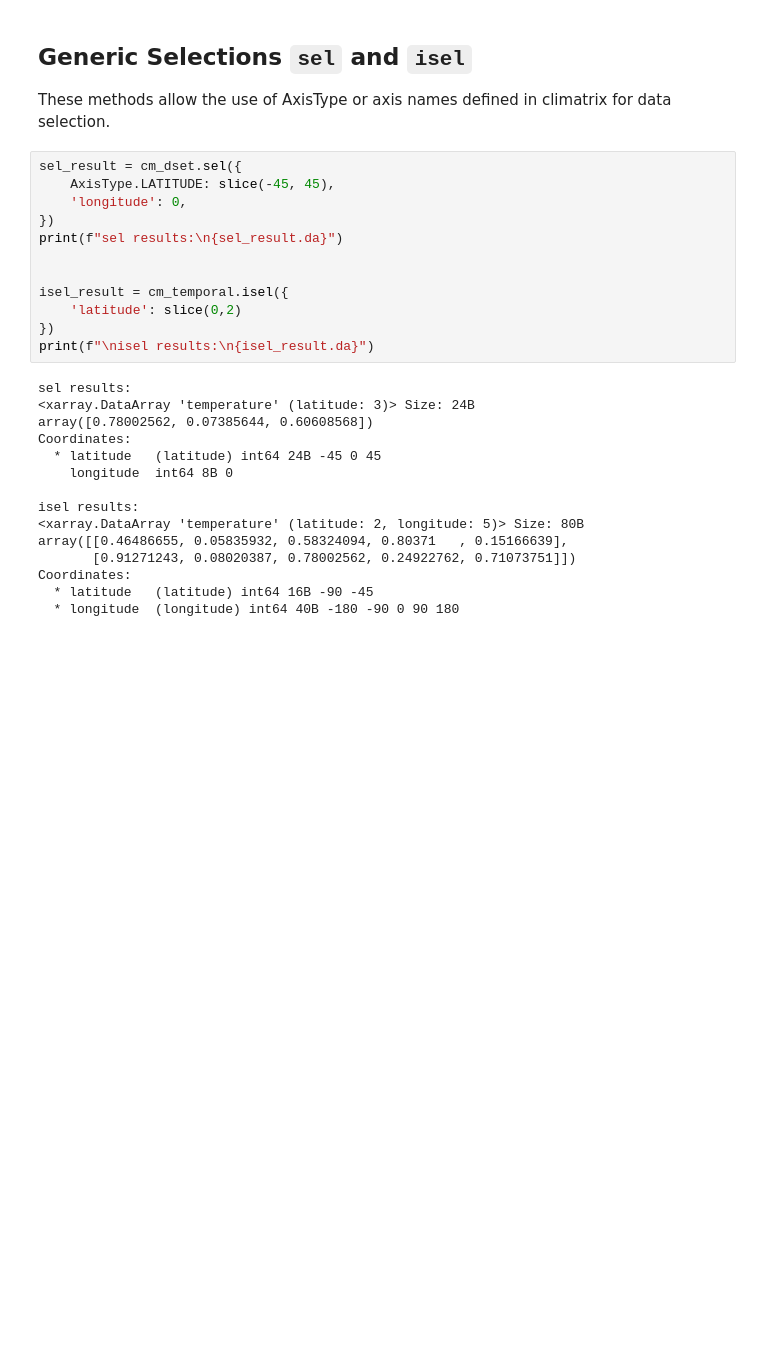
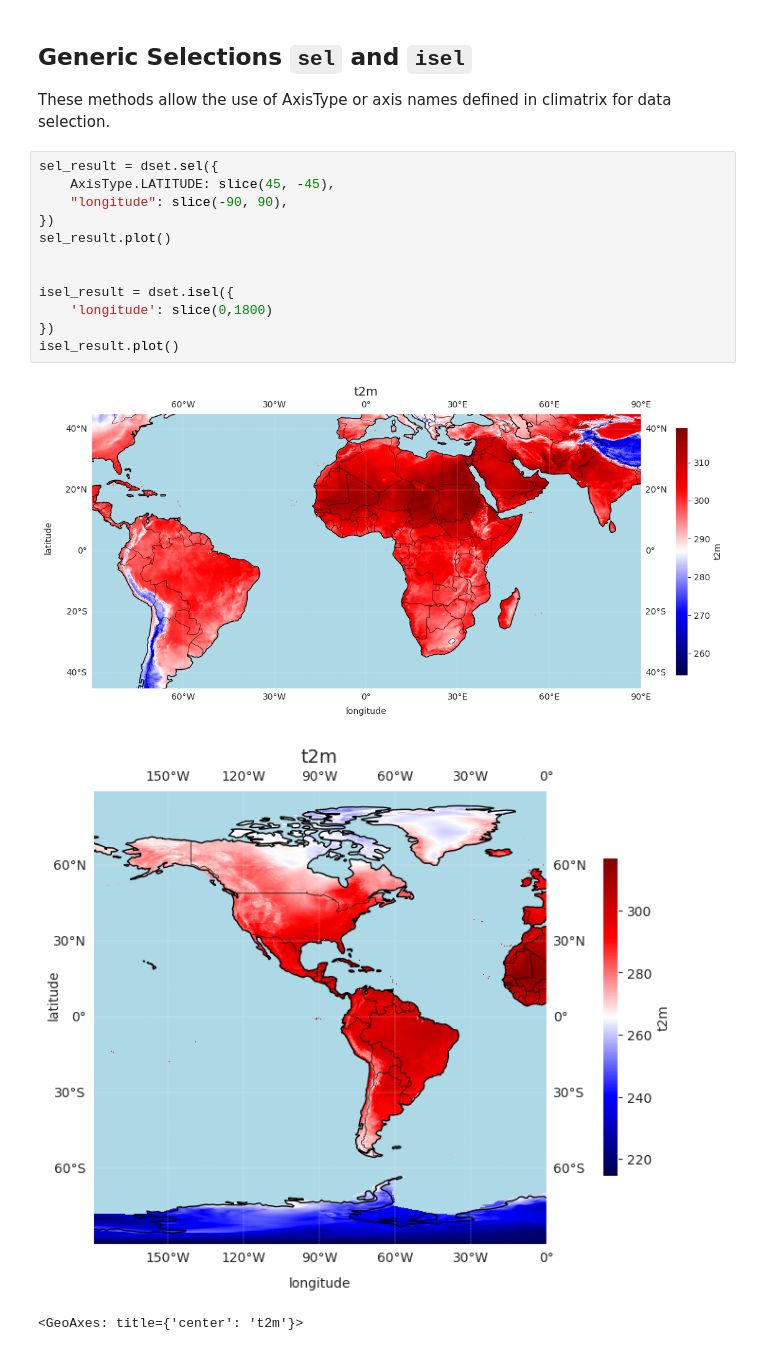
Before and after one commit to jamesWalczak/climatrix, a Jupyter notebook: examples/lat_lon.ipynb, the cells around one changed output. Saved outputs shown, nothing was run; the diff lists cells and outputs as text; blank space fills up the shorter version.

```diff
--- a/examples/lat_lon.ipynb
+++ b/examples/lat_lon.ipynb
@@ -94,29 +48,18 @@ KeyError: "no index found for coordinate 'time'"
 ## Generic Selections `sel` and `isel`
 These methods allow the use of AxisType or axis names defined in climatrix for data selection.
 # %%
-sel_result = cm_dset.sel({
-    AxisType.LATITUDE: slice(-45, 45),
-    'longitude': 0,
+sel_result = dset.sel({
+    AxisType.LATITUDE: slice(45, -45),
+    "longitude": slice(-90, 90),
 })
-print(f"sel results:\n{sel_result.da}")
+sel_result.plot()
 
 
-isel_result = cm_temporal.isel({
-    'latitude': slice(0,2)
+isel_result = dset.isel({
+    'longitude': slice(0,1800)
 })
-print(f"\nisel results:\n{isel_result.da}")
+isel_result.plot()
 # %% [output]
+[figure, added]
+[figure, added]
-sel results:
-<xarray.DataArray 'temperature' (latitude: 3)> Size: 24B
-array([0.78002562, 0.07385644, 0.60608568])
-Coordinates:
-  * latitude   (latitude) int64 24B -45 0 45
-    longitude  int64 8B 0
-
-isel results:
-<xarray.DataArray 'temperature' (latitude: 2, longitude: 5)> Size: 80B
-array([[0.46486655, 0.05835932, 0.58324094, 0.80371   , 0.15166639],
-       [0.91271243, 0.08020387, 0.78002562, 0.24922762, 0.71073751]])
-Coordinates:
-  * latitude   (latitude) int64 16B -90 -45
-  * longitude  (longitude) int64 40B -180 -90 0 90 180
+<GeoAxes: title={'center': 't2m'}>
```
Also changed, not shown: parts of 6 cells of this notebook, 2 other files.
